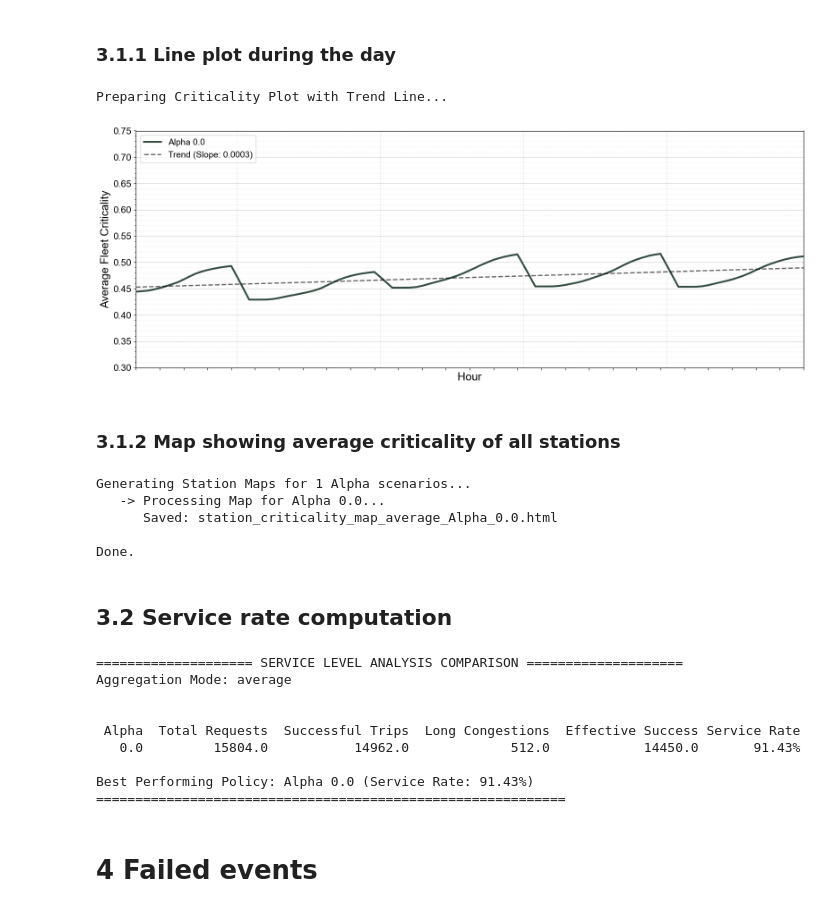
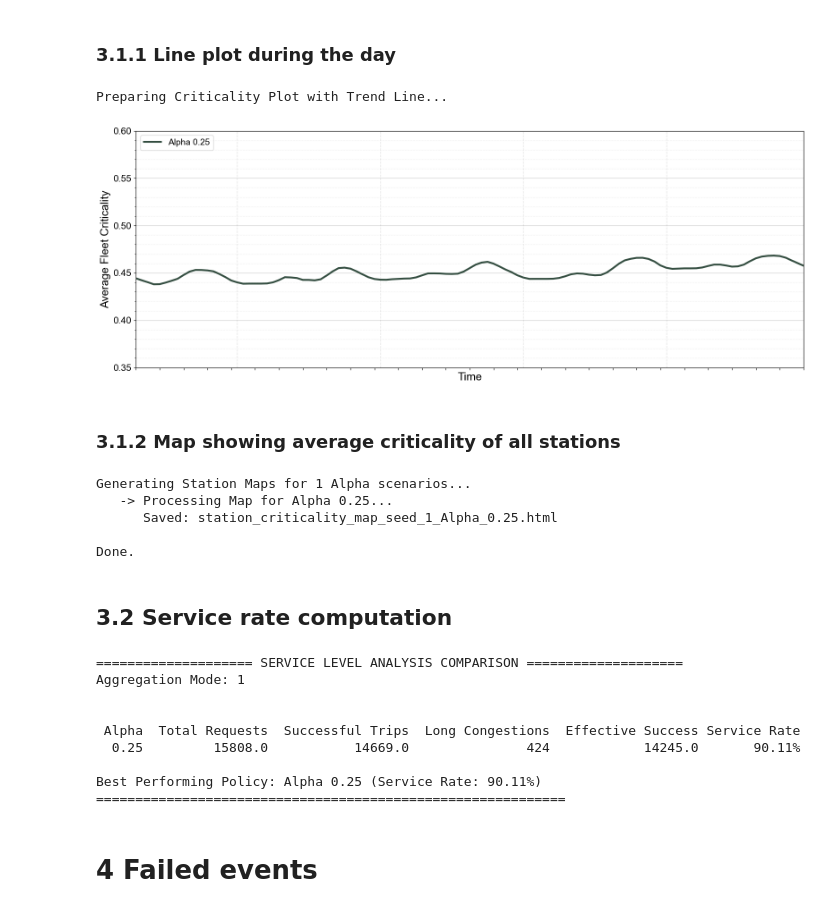
Before and after one commit to EECS-NTNU/FOMOsim, a Jupyter notebook: policies/sjovik_sund/Scripts/Maintenance_reward_analysis/alphas_and_seeds.ipynb, the cells around one changed output. Cells and saved outputs as stored; diff of their text form; code cells hidden in the pictures.

Commit message:
alphas and seeds

```diff
--- a/policies/sjovik_sund/Scripts/Maintenance_reward_analysis/alphas_and_seeds.ipynb
+++ b/policies/sjovik_sund/Scripts/Maintenance_reward_analysis/alphas_and_seeds.ipynb
@@ -60,7 +60,7 @@ print(f"Project Root detected at: {project_root}")
 
 # 2. Define Experiment Settings
 policy_name = "sjovik_sund"
-experiment_folder = "benchmark_nightly"  # e.g., "final_tuning" or "Rough_result_000125" or "benchmark_nightly"
+experiment_folder = "final_tuning"  # e.g., "final_tuning" or "Rough_result_000125" or "benchmark_nightly"
 
 # 3. Construct Paths Relative to Root
 results_dir_root = project_root / "policies" / policy_name / "simulation_results" / experiment_folder
@@ -78,10 +78,10 @@ if not instance_path.exists():
 # ---------------------------
 
 # LIST of Alphas to compare
-alpha_values = [0.0]  # Add your specific alphas here
+alpha_values = [0.25]  # Add your specific alphas here
 
 # SELECT MODE: "average" or specific seed integer (e.g., 1)
-selection_mode = "average"
+selection_mode = 1
 
 CAP_AT_DAY_4 = True
 
@@ -700,14 +700,14 @@ x_trend = np.arange(len(trend_source_df))
 y_trend = trend_source_df["MA"].fillna(method='bfill') # Fill NaNs for calculation
 
 # Calculate Linear Regression (Polyfit degree 1)
-slope, intercept = np.polyfit(x_trend, y_trend, 1)
+#slope, intercept = np.polyfit(x_trend, y_trend, 1)
 
 # Generate Y values for the line
-trend_line_y = slope * x_trend + intercept
+#trend_line_y = slope * x_trend + intercept
 
 # Plot the trend line
-ax.plot(x_trend, trend_line_y, color="black", linestyle="--", linewidth=2,
-        label=f"Trend (Slope: {slope:.4f})", alpha=0.6)
+#ax.plot(x_trend, trend_line_y, color="black", linestyle="--", linewidth=2,
+        #label=f"Trend (Slope: {slope:.4f})", alpha=0.6)
 # ----------------------------------------
 
 
@@ -723,7 +723,7 @@ for pos in boundary_positions:
 ax.set_xlim(x_ref[0], x_ref[-1])
 
 # 2. Y-Axis Limits
-ax.set_ylim(0.3, 0.75)
+ax.set_ylim(0.35, 0.6)
 
 # 3. Granular Ticks
 ax.yaxis.set_major_locator(ticker.MultipleLocator(0.05))
@@ -735,7 +735,7 @@ ax.grid(True, which='minor', axis='y', linestyle=':', alpha=0.2, color='gray')
 
 # FONT SIZES
 ax.set_ylabel("Average Fleet Criticality", fontsize=18)
-ax.set_xlabel("Hour", fontsize=18)
+ax.set_xlabel("Time", fontsize=18)
 
 # 4. X-Axis (Bottom) - Remove Ticks & Text
 step = max(1, len(ref_df) // 25)
@@ -744,34 +744,34 @@ ax.set_xticks(list(x_ref)[::step])
 # Tick label size
 ax.tick_params(axis='y', labelsize=15)
 ax.tick_params(axis='x', which='both', bottom=False, top=False, labelbottom=False)
 
 # ---------------------------
 # 5. SECONDARY AXIS (Top) - Remove Ticks & Text
 # ---------------------------
 ax2 = ax.twiny()
 ax2.set_xlim(ax.get_xlim())
 ax2.set_xticks(day_centers)
 ax2.xaxis.set_ticks_position("top")
 ax2.xaxis.set_label_position("top")
 ax2.tick_params(axis='x', which='both', bottom=False, top=False, labeltop=False)
 
 # Legend positioning
 ax.legend(loc='upper left', fontsize=14)
 
 # 6. SAVE
 plt.tight_layout()
 
 filename = f"average_fleet_criticality_{alpha_val}_trendline_{CAP_AT_DAY_4}.svg"
 plt.savefig(
     filename,
     bbox_inches='tight',
     pad_inches=0.02
 )
 
 plt.show()
 # %% [output]
 Preparing Criticality Plot with Trend Line...
-[figure, old version]
+[figure, new version]
 # %% [markdown]
 ### 3.1.2 Map showing average criticality of all stations
 # %%
@@ -874,8 +874,8 @@ for alpha_val, data_dict in alpha_results.items():
 print("\nDone.")
 # %% [output]
 Generating Station Maps for 1 Alpha scenarios...
-   -> Processing Map for Alpha 0.0...
-      Saved: station_criticality_map_average_Alpha_0.0.html
+   -> Processing Map for Alpha 0.25...
+      Saved: station_criticality_map_seed_1_Alpha_0.25.html
 
 Done.
 # %% [markdown]
@@ -988,13 +988,13 @@ else:
 print("=" * 60)
 # %% [output]
 ==================== SERVICE LEVEL ANALYSIS COMPARISON ====================
-Aggregation Mode: average
+Aggregation Mode: 1
 
 
  Alpha  Total Requests  Successful Trips  Long Congestions  Effective Success Service Rate
-   0.0         15804.0           14962.0             512.0            14450.0       91.43%
+  0.25         15808.0           14669.0               424            14245.0       90.11%
 
-Best Performing Policy: Alpha 0.0 (Service Rate: 91.43%)
+Best Performing Policy: Alpha 0.25 (Service Rate: 90.11%)
 ============================================================
 # %% [markdown]
 # 4 Failed events
```
Also changed, not shown: parts of 27 cells of this notebook.
